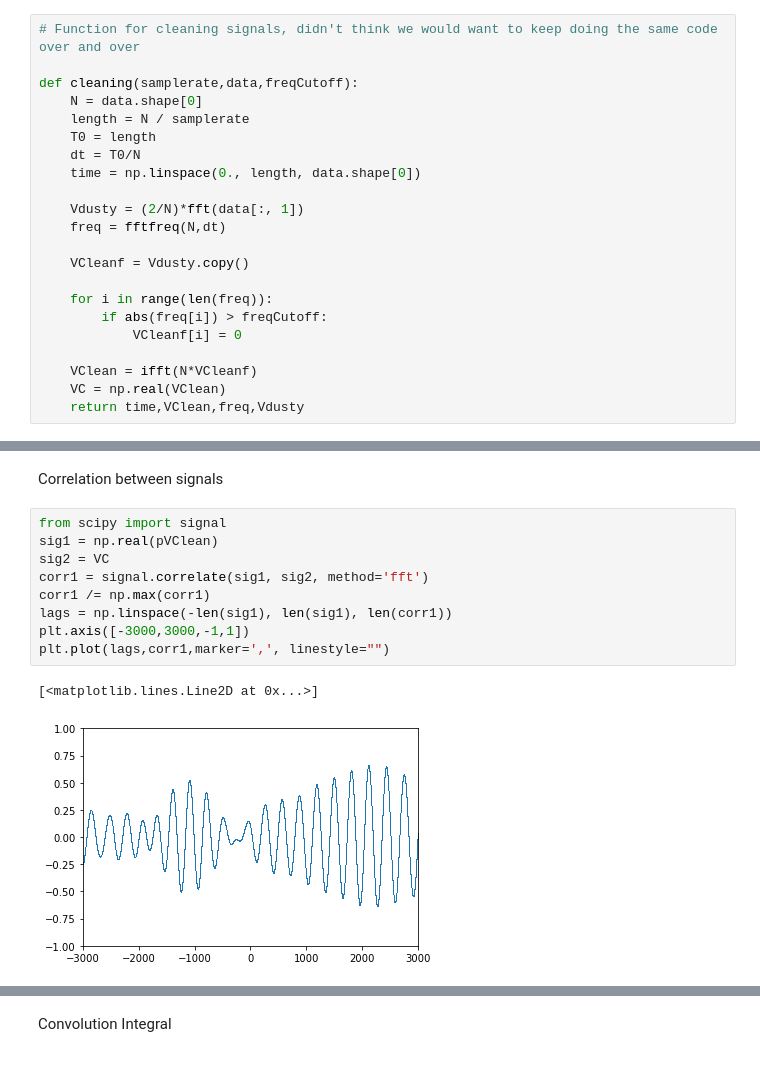
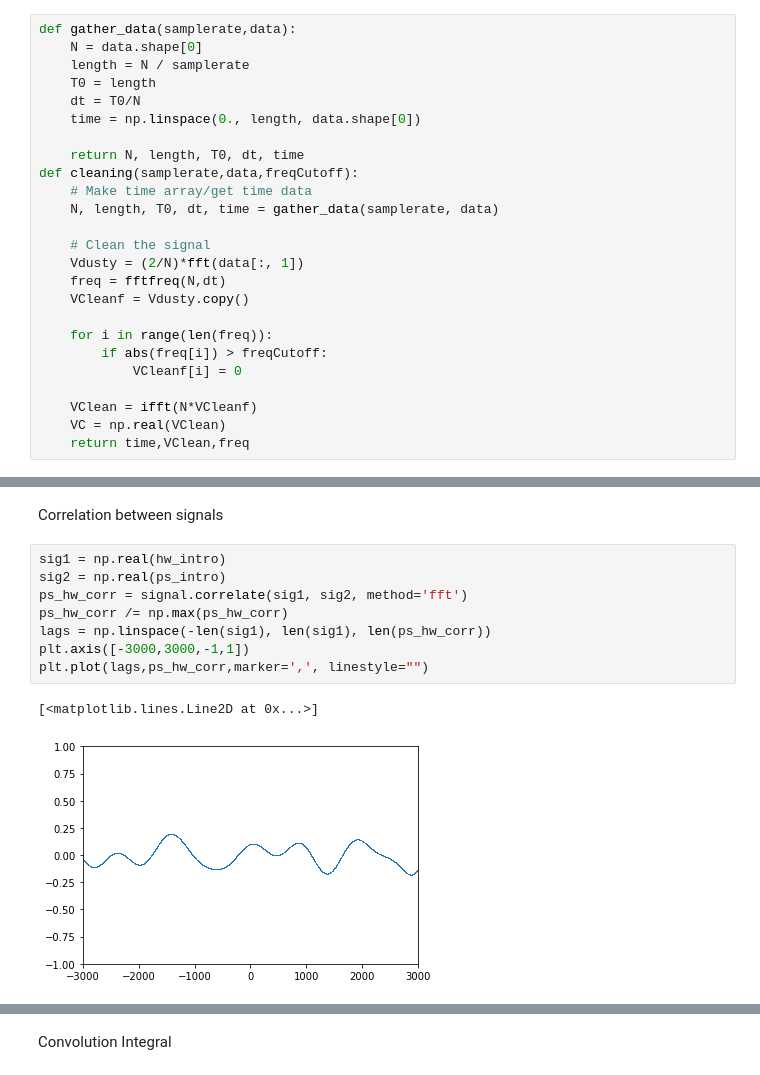
Before and after one commit to coldmayo/Megadeth-Analysis, a Jupyter notebook: Proving Paige Wrong - Project 4.ipynb, the cells around one changed output, grey strips where cells are left out. Drawn from its saved outputs; the diff is of its cells as text.

```diff
--- a/Proving Paige Wrong - Project 4.ipynb
+++ b/Proving Paige Wrong - Project 4.ipynb
@@ -8,16 +30,19 @@ from scipy.io import wavfile
 # %%
-# Function for cleaning signals, didn't think we would want to keep doing the same code over and over
-
-def cleaning(samplerate,data,freqCutoff):
+def gather_data(samplerate,data):
     N = data.shape[0]
     length = N / samplerate
     T0 = length
     dt = T0/N
     time = np.linspace(0., length, data.shape[0])
 
+    return N, length, T0, dt, time
+def cleaning(samplerate,data,freqCutoff):
+    # Make time array/get time data
+    N, length, T0, dt, time = gather_data(samplerate, data)
+
+    # Clean the signal
     Vdusty = (2/N)*fft(data[:, 1])
     freq = fftfreq(N,dt)
-
     VCleanf = Vdusty.copy()
 
     for i in range(len(freq)):
@@ -26,4 +51,4 @@ def cleaning(samplerate,data,freqCutoff):
 
     VClean = ifft(N*VCleanf)
     VC = np.real(VClean)
-    return time,VClean,freq,Vdusty
+    return time,VClean,freq
@@ -132,15 +99,14 @@ plt.grid()
 # %% [markdown]
 Correlation between signals
 # %%
-from scipy import signal
-sig1 = np.real(pVClean)
-sig2 = VC
-corr1 = signal.correlate(sig1, sig2, method='fft')
-corr1 /= np.max(corr1)
-lags = np.linspace(-len(sig1), len(sig1), len(corr1))
+sig1 = np.real(hw_intro)
+sig2 = np.real(ps_intro)
+ps_hw_corr = signal.correlate(sig1, sig2, method='fft')
+ps_hw_corr /= np.max(ps_hw_corr)
+lags = np.linspace(-len(sig1), len(sig1), len(ps_hw_corr))
 plt.axis([-3000,3000,-1,1])
-plt.plot(lags,corr1,marker=',', linestyle="")
+plt.plot(lags,ps_hw_corr,marker=',', linestyle="")
 # %% [output]
 [<matplotlib.lines.Line2D at 0x...>]
-[figure, old version]
+[figure, new version]
 # %%
```
Also changed, not shown: parts of 26 cells of this notebook.
